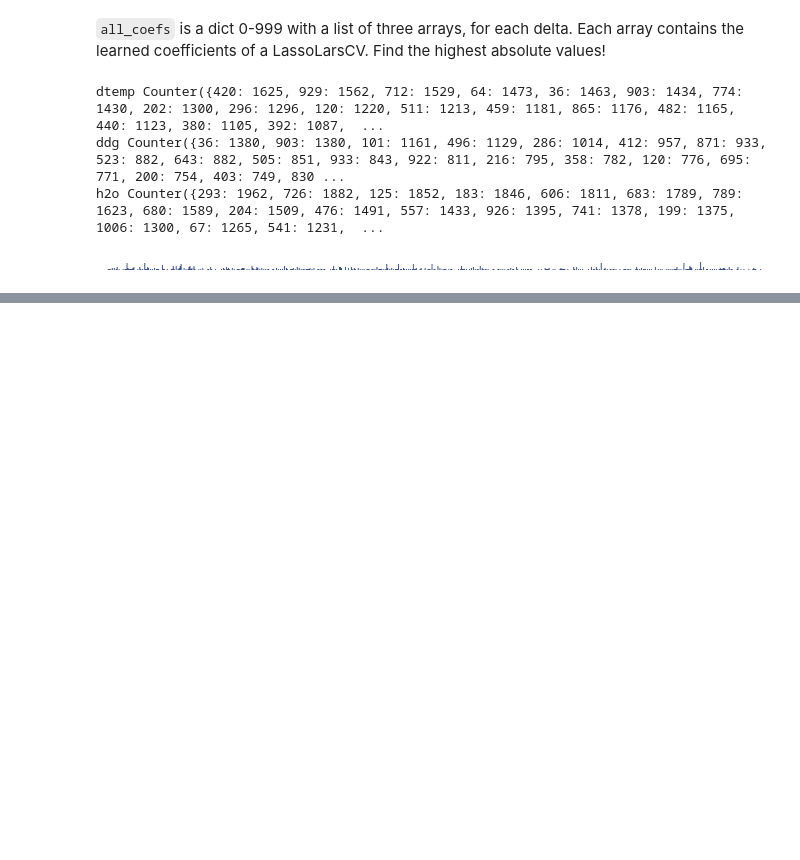
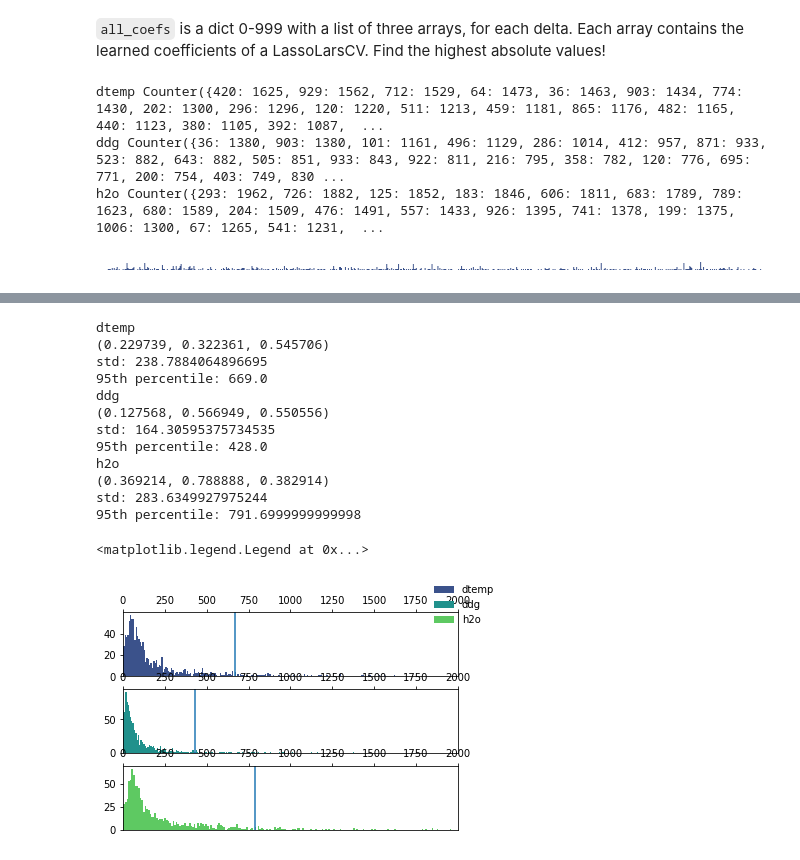
Before and after one commit to lkndl/mapra, a Jupyter notebook: mapra/11_feature_sampling.ipynb, the cells around one changed output, grey strips where cells are left out. Cells and saved outputs as stored; diff of their text form; code cells hidden in the pictures; blank space fills up the shorter version.

Commit message:
with shading for 95th percentile

```diff
--- a/mapra/11_feature_sampling.ipynb
+++ b/mapra/11_feature_sampling.ipynb
@@ -183,0 +136,29 @@ save(fig, f'feature_sampling.pdf')
+# %%
+cmap = sns.color_palette('viridis', 3)
+fig, axes = plt.subplots(3, 1)
+for (delta, cnt), ax in zip(delta_coefs.items(), axes):
+    print(delta)
+    print(cmap[delta_labels.index(delta)])
+    vals = list(cnt.values())
+    print('std:', np.std(vals))
+    p = np.percentile(vals, 95)
+    print('95th percentile:', p)
+    ax.hist(cnt.values(), bins=200, color=cmap[delta_labels.index(delta)], label=delta)
+    ax.set(xlim=(0, 2000))
+    ax.axvline(x=p)
+fig.legend(frameon=False, fancybox=False)
+# %% [output]
+dtemp
+(0.229739, 0.322361, 0.545706)
+std: 238.7884064896695
+95th percentile: 669.0
+ddg
+(0.127568, 0.566949, 0.550556)
+std: 164.30595375734535
+95th percentile: 428.0
+h2o
+(0.369214, 0.788888, 0.382914)
+std: 283.6349927975244
+95th percentile: 791.6999999999998
+<matplotlib.legend.Legend at 0x...>
+[figure, added]
```
Also changed, not shown: parts of 5 cells of this notebook, 2 other files.
